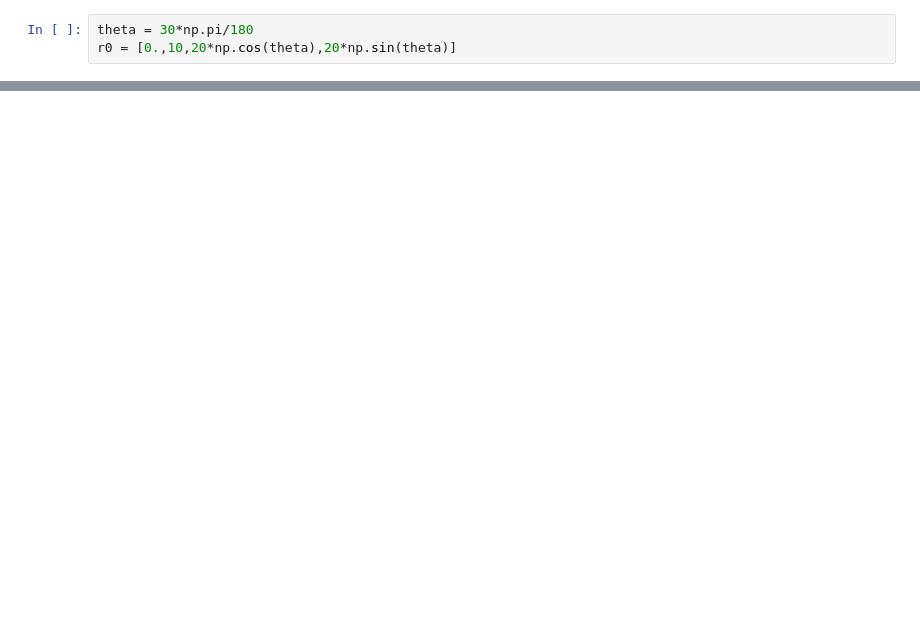
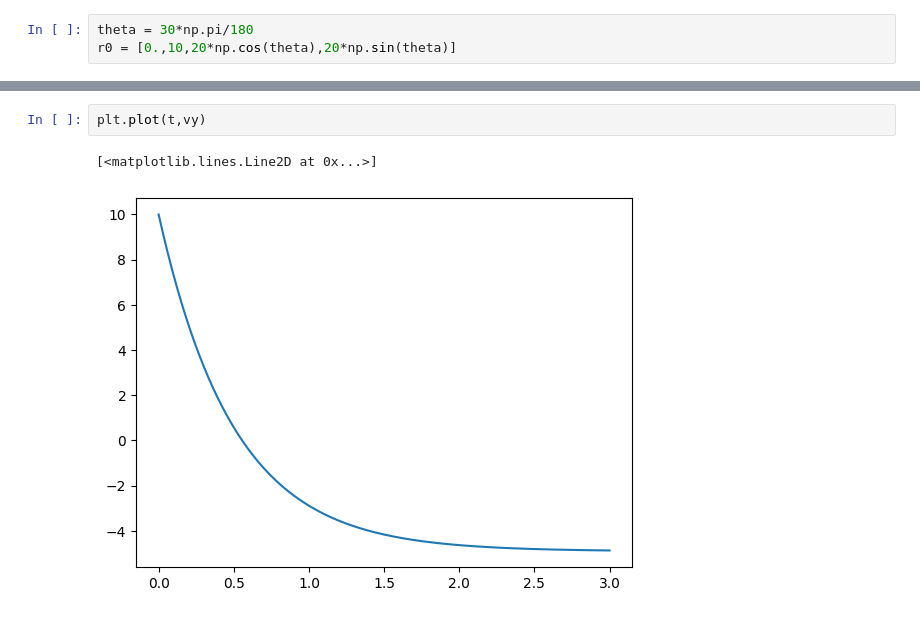
Before and after one commit to JuanDavidSantacruzRoca/MetodosComputacionalesII, a Jupyter notebook: Week3/ParabolicoFriccion.ipynb, the cells around one changed output, grey strips where cells are left out. Cells and saved outputs as stored; diff of their text form; blank space fills up the shorter version.

```diff
--- a/Week3/ParabolicoFriccion.ipynb
+++ b/Week3/ParabolicoFriccion.ipynb
@@ -74,0 +78,5 @@ plt.plot(x,y)
+# %%
+plt.plot(t,vy)
+# %% [output]
+[<matplotlib.lines.Line2D at 0x...>]
+[figure, added]
```
Also changed, not shown: parts of 5 cells of this notebook.
